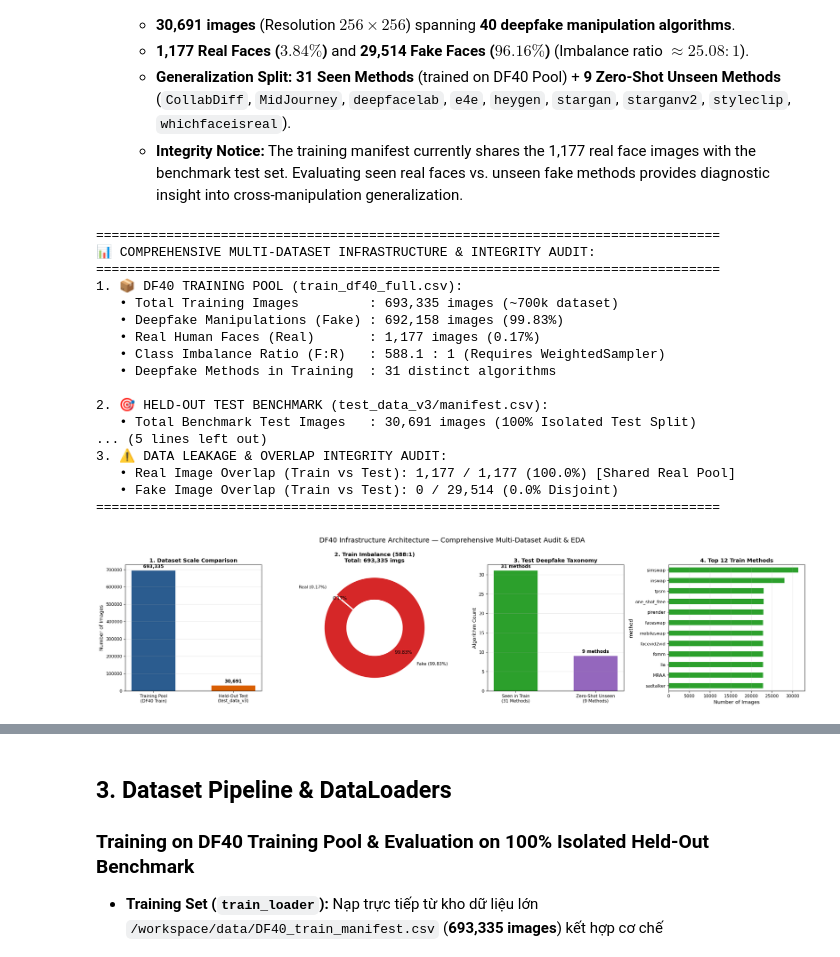
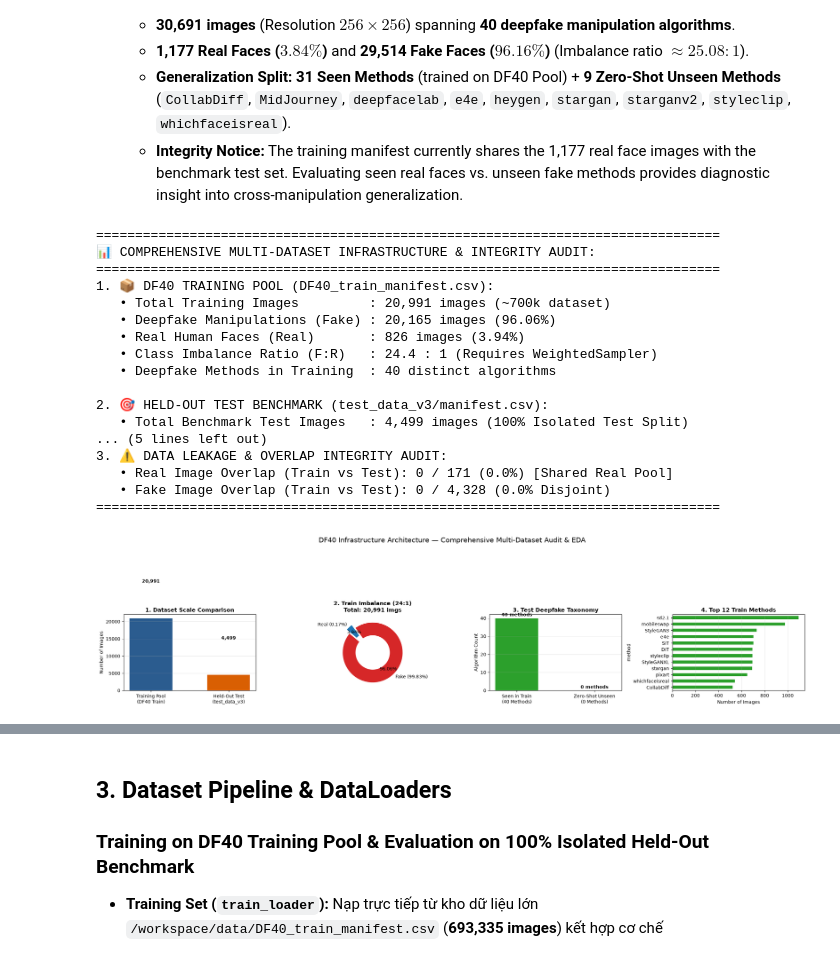
Before and after one commit to QuangManhAI/deepfake-ViT, a Jupyter notebook: notebooks/01_full_pipeline.ipynb, the cells around one changed output, grey strips where cells are left out. Drawn from its saved outputs; the diff is of its cells as text; code cells hidden in the pictures.

```diff
--- a/notebooks/01_full_pipeline.ipynb
+++ b/notebooks/01_full_pipeline.ipynb
@@ -154,8 +128,8 @@ The project workspace is structured into two primary dataset repositories:
 # 2.1 Multi-Dataset Infrastructure EDA: Training Pool (693k) vs. Test Set (30.6k)
 # ==============================================================================
 
-train_manifest_p = SHARED_DATA_ROOT / "DF40_train_manifest.csv"
-test_manifest_p = SHARED_DATA_ROOT / "test_data_v3" / "manifest.csv"
+train_manifest_p = TRAIN_MANIFEST_PATH
+test_manifest_p = TEST_MANIFEST_PATH
 
 # 1. Load Training Dataset Pool (693,335 images)
 if train_manifest_p.exists():
@@ -240,43 +214,43 @@ axes[1].set_title(f"2. Train Imbalance ({n_tr_fake/max(1,n_tr_real):.0f}:1)\nTot
 
 # Panel 3: Test Benchmark Algorithms (Seen vs Unseen)
 bars3 = axes[2].bar([f"Seen in Train\n({len(seen_methods)} Methods)", f"Zero-Shot Unseen\n({len(unseen_methods)} Methods)"], [len(seen_methods), len(unseen_methods)], color=["#2ca02c", "#9467bd"], width=0.55)
 axes[2].set_title("3. Test Deepfake Taxonomy", fontsize=12, weight="bold")
 axes[2].set_ylabel("Algorithm Count")
 axes[2].grid(axis="y", alpha=0.3)
 for b in bars3:
     y = b.get_height()
     axes[2].text(b.get_x() + b.get_width()/2, y + 0.5, f"{y} methods", ha="center", va="bottom", weight="bold")
 
 # Panel 4: Top Deepfake Methods in Training Pool
 tr_top_methods.plot(kind="barh", ax=axes[3], color="#2ca02c")
 axes[3].set_title("4. Top 12 Train Methods", fontsize=12, weight="bold")
 axes[3].set_xlabel("Number of Images")
 axes[3].invert_yaxis()
 axes[3].grid(axis="x", alpha=0.3)
 
 plt.suptitle("DF40 Infrastructure Architecture — Comprehensive Multi-Dataset Audit & EDA", fontsize=15, y=1.02)
 plt.tight_layout()
 plt.savefig(LOCAL_PLOTS_DIR / "eda_multi_dataset_infrastructure.png", bbox_inches="tight", dpi=200)
 plt.show()
 # %% [output]
 ================================================================================
 📊 COMPREHENSIVE MULTI-DATASET INFRASTRUCTURE & INTEGRITY AUDIT:
 ================================================================================
-1. 📦 DF40 TRAINING POOL (train_df40_full.csv):
-   • Total Training Images         : 693,335 images (~700k dataset)
-   • Deepfake Manipulations (Fake) : 692,158 images (99.83%)
-   • Real Human Faces (Real)       : 1,177 images (0.17%)
-   • Class Imbalance Ratio (F:R)   : 588.1 : 1 (Requires WeightedSampler)
-   • Deepfake Methods in Training  : 31 distinct algorithms
+1. 📦 DF40 TRAINING POOL (DF40_train_manifest.csv):
+   • Total Training Images         : 20,991 images (~700k dataset)
+   • Deepfake Manipulations (Fake) : 20,165 images (96.06%)
+   • Real Human Faces (Real)       : 826 images (3.94%)
+   • Class Imbalance Ratio (F:R)   : 24.4 : 1 (Requires WeightedSampler)
+   • Deepfake Methods in Training  : 40 distinct algorithms
 
 2. 🎯 HELD-OUT TEST BENCHMARK (test_data_v3/manifest.csv):
-   • Total Benchmark Test Images   : 30,691 images (100% Isolated Test Split)
+   • Total Benchmark Test Images   : 4,499 images (100% Isolated Test Split)
 ... (5 lines left out)
 3. ⚠️ DATA LEAKAGE & OVERLAP INTEGRITY AUDIT:
-   • Real Image Overlap (Train vs Test): 1,177 / 1,177 (100.0%) [Shared Real Pool]
-   • Fake Image Overlap (Train vs Test): 0 / 29,514 (0.0% Disjoint)
+   • Real Image Overlap (Train vs Test): 0 / 171 (0.0%) [Shared Real Pool]
+   • Fake Image Overlap (Train vs Test): 0 / 4,328 (0.0% Disjoint)
 ================================================================================
-[figure, old version]
+[figure, new version]
 # %%
 # ==============================================================================
 # 2.2 Multi-Dataset Visual Artifact Inspection Gallery & Pixel Dynamics
```
Also changed, not shown: parts of 25 cells of this notebook, 17 other files.
